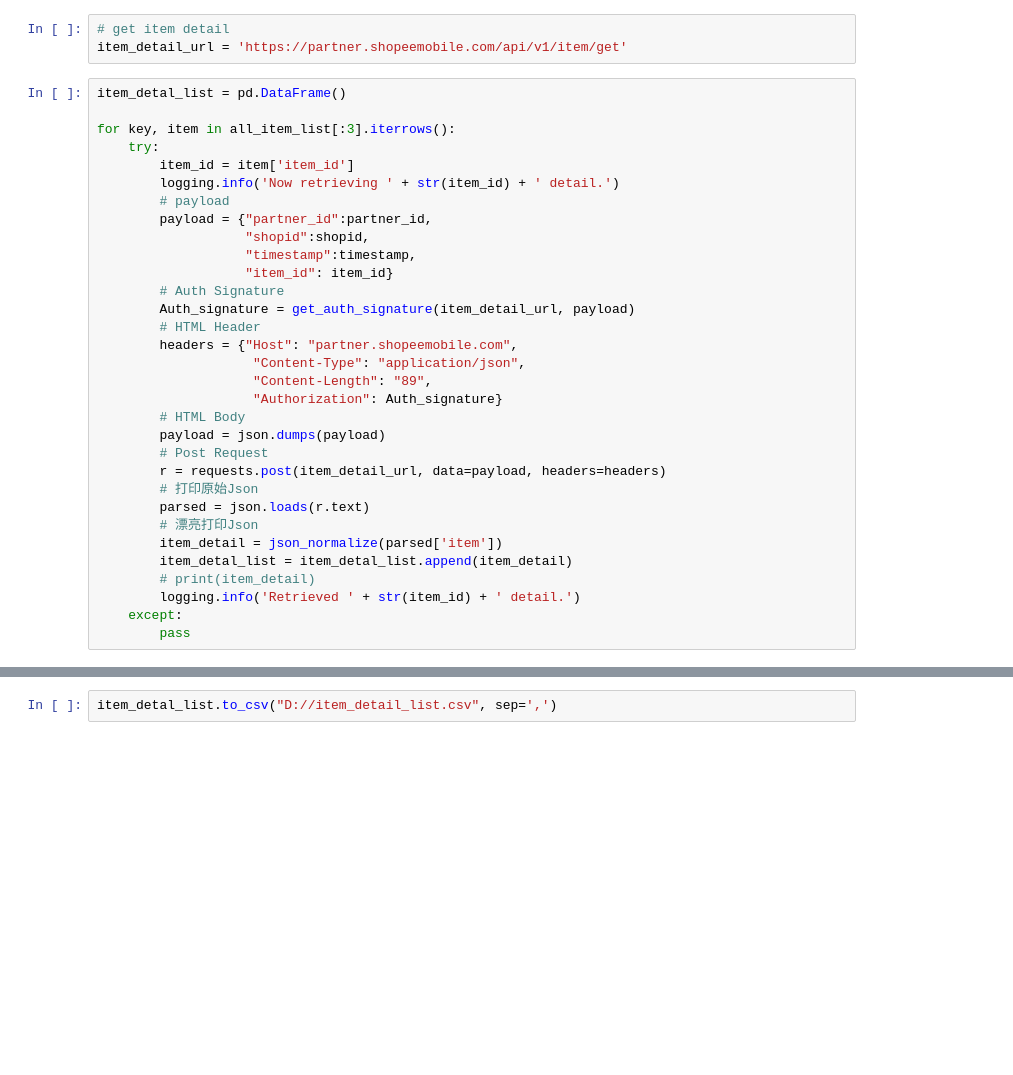
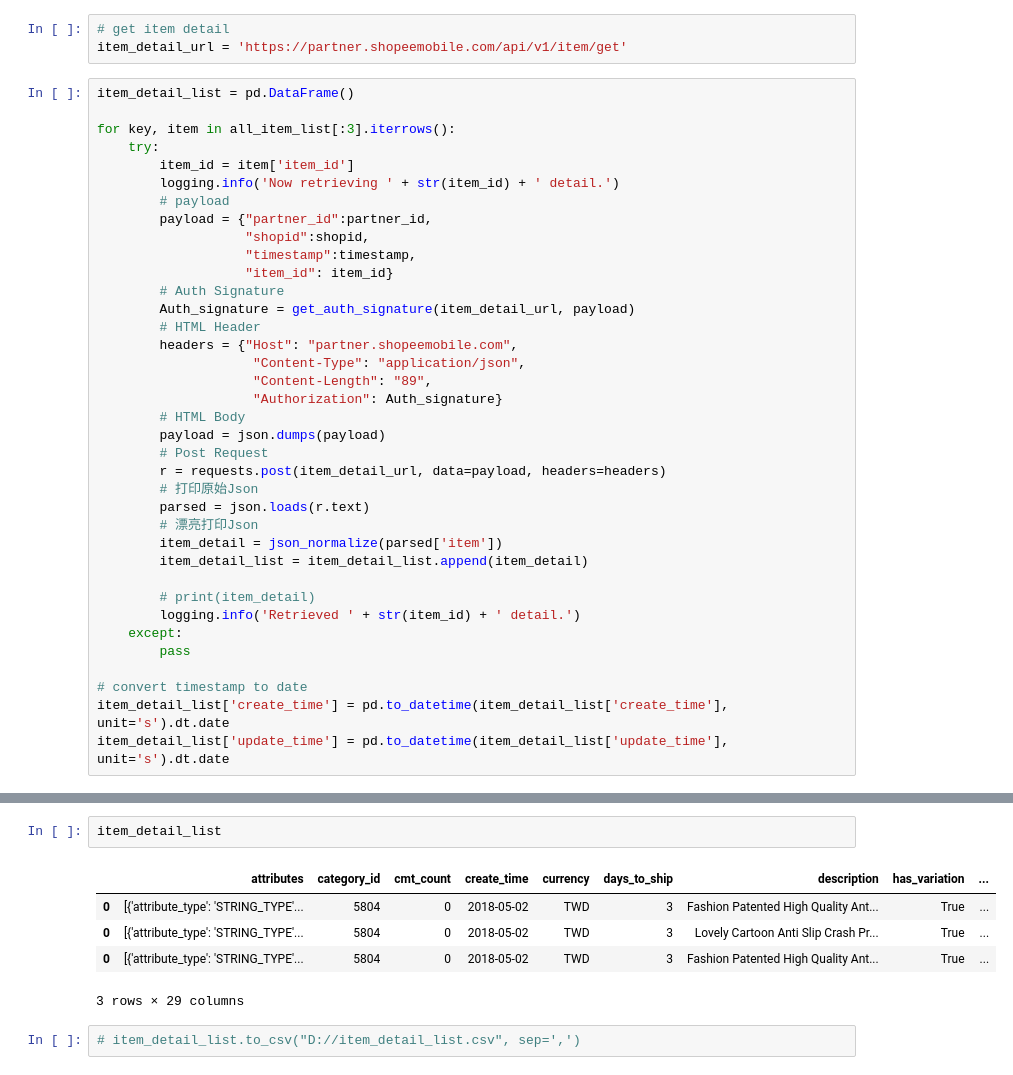
Before and after one commit to enzolife/Python-Scripts, a Jupyter notebook: Scripts/Shopee_API_Get_Item_List_and_Get_Item_Detail.ipynb, the cells around one changed output, grey strips where cells are left out. Saved outputs shown, nothing was run; the diff lists cells and outputs as text; blank space fills up the shorter version.

```diff
--- a/Scripts/Shopee_API_Get_Item_List_and_Get_Item_Detail.ipynb
+++ b/Scripts/Shopee_API_Get_Item_List_and_Get_Item_Detail.ipynb
@@ -118,7 +121,7 @@ print(all_item_list.head())
 # get item detail
 item_detail_url = 'https://partner.shopeemobile.com/api/v1/item/get'
 # %%
-item_detal_list = pd.DataFrame()
+item_detail_list = pd.DataFrame()
 
 for key, item in all_item_list[:3].iterrows():
     try:
@@ -144,9 +147,14 @@ for key, item in all_item_list[:3].iterrows():
         parsed = json.loads(r.text)
         # 漂亮打印Json
         item_detail = json_normalize(parsed['item'])
-        item_detal_list = item_detal_list.append(item_detail)
+        item_detail_list = item_detail_list.append(item_detail)
+
         # print(item_detail)
         logging.info('Retrieved ' + str(item_id) + ' detail.')
     except:
         pass
+
+# convert timestamp to date
+item_detail_list['create_time'] = pd.to_datetime(item_detail_list['create_time'], unit='s').dt.date
+item_detail_list['update_time'] = pd.to_datetime(item_detail_list['update_time'], unit='s').dt.date
 # %% [output]
@@ -159,2 +170,10 @@ for key, item in all_item_list[:3].iterrows():
+# %%
+item_detail_list
+# %% [output]
+|  | attributes | category_id | cmt_count | create_time | currency | days_to_ship | description | has_variation | ... |
+| 0 | [{'attribute_type': 'STRING_TYPE'... | 5804 | 0 | 2018-05-02 | TWD | 3 | Fashion Patented High Quality Ant... | True | ... |
+| 0 | [{'attribute_type': 'STRING_TYPE'... | 5804 | 0 | 2018-05-02 | TWD | 3 | Lovely Cartoon Anti Slip Crash Pr... | True | ... |
+| 0 | [{'attribute_type': 'STRING_TYPE'... | 5804 | 0 | 2018-05-02 | TWD | 3 | Fashion Patented High Quality Ant... | True | ... |
+3 rows × 29 columns
 # %%
-item_detal_list.to_csv("D://item_detail_list.csv", sep=',')
+# item_detail_list.to_csv("D://item_detail_list.csv", sep=',')
```
Also changed, not shown: parts of 3 cells of this notebook, 5 other files.
